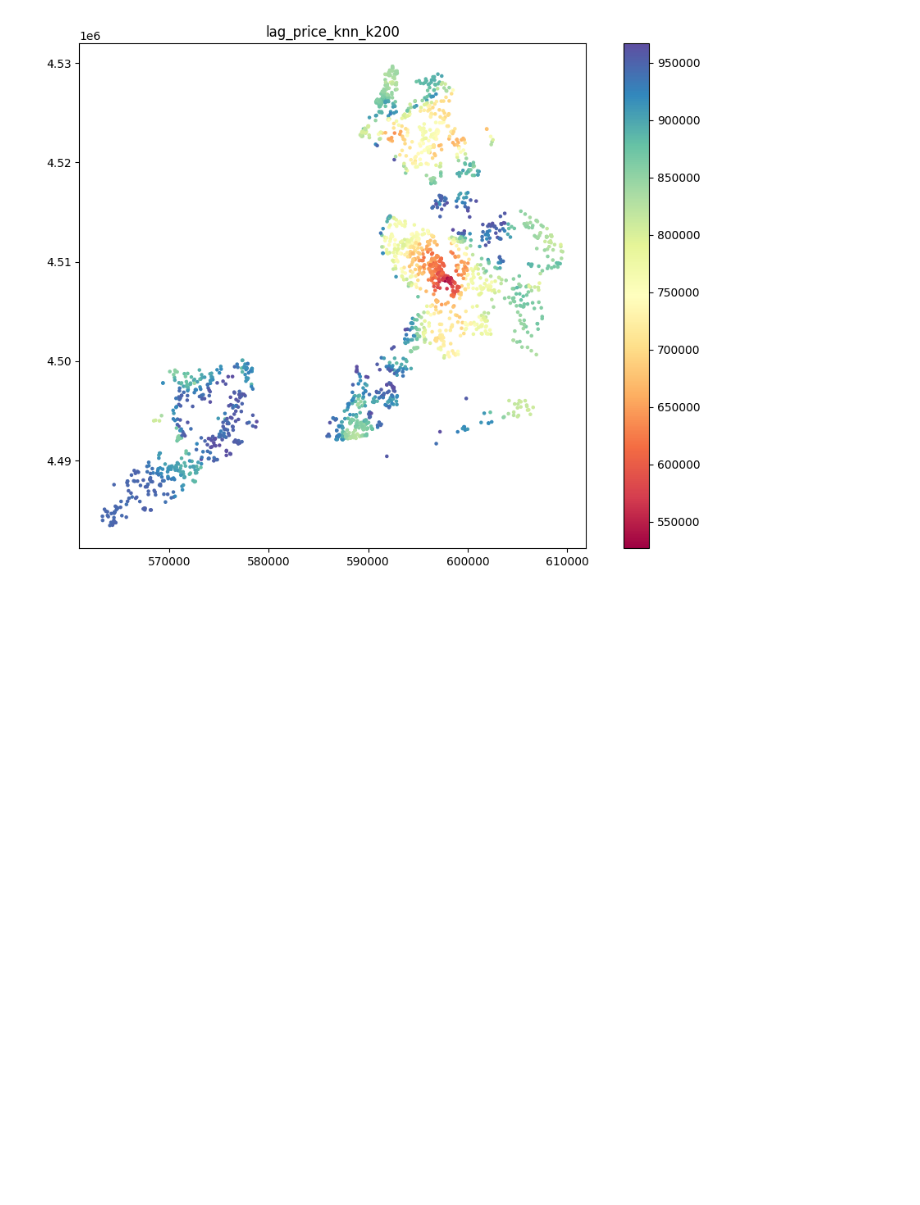
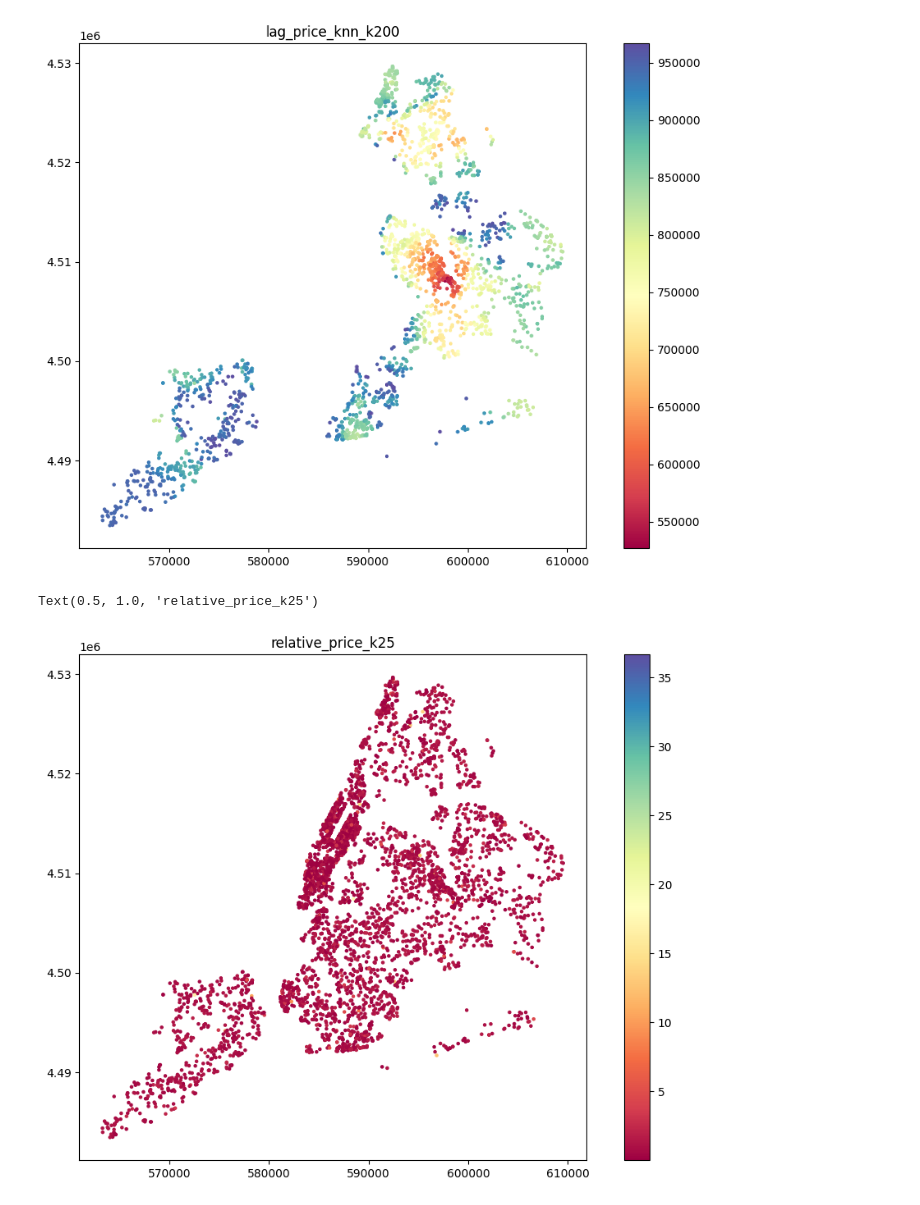
Before and after one commit to codekot/nyc-housing-project, a Jupyter notebook: notebooks/experiments/exp_03_spatial_lag.ipynb, the cells around one changed output. Drawn from its saved outputs; the diff is of its cells as text; code cells hidden in the pictures; blank space fills up the shorter version.

```diff
--- a/notebooks/experiments/exp_03_spatial_lag.ipynb
+++ b/notebooks/experiments/exp_03_spatial_lag.ipynb
@@ -144,0 +159,12 @@ Text(0.5, 1.0, 'lag_price_knn_k200')
+# %%
+gdf_utm['relative_price_k200'] = gdf_utm['price']/gdf_utm['lag_price_knn_k200']
+# %%
+gdf_utm.plot(column="relative_price_k25",
+         figsize=(12, 8),
+         legend=True,
+         cmap="Spectral",
+         markersize=5)
+plt.title("relative_price_k25")
+# %% [output]
+Text(0.5, 1.0, 'relative_price_k25')
+[figure, added]
```
Also changed, not shown: parts of 12 cells of this notebook.
